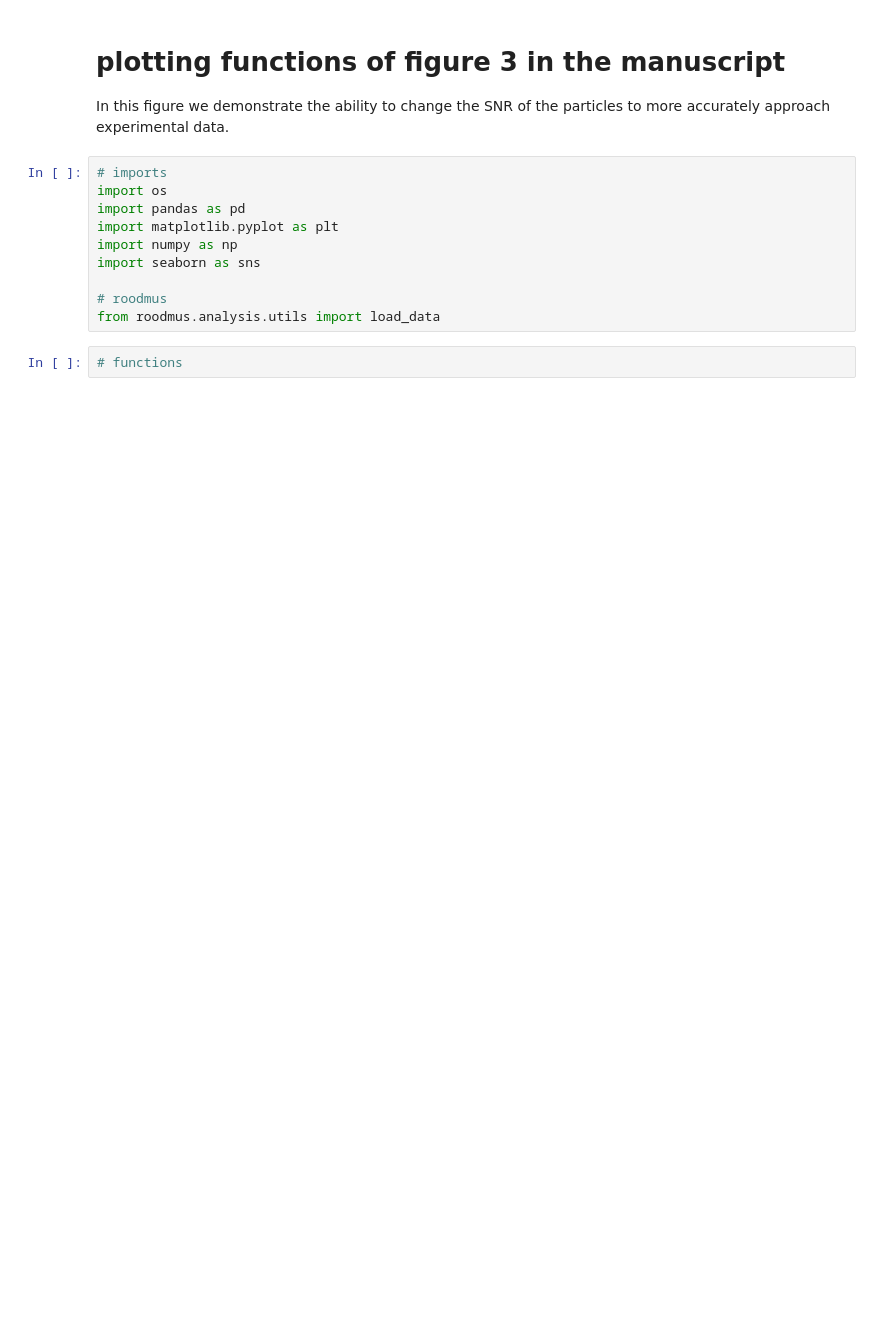
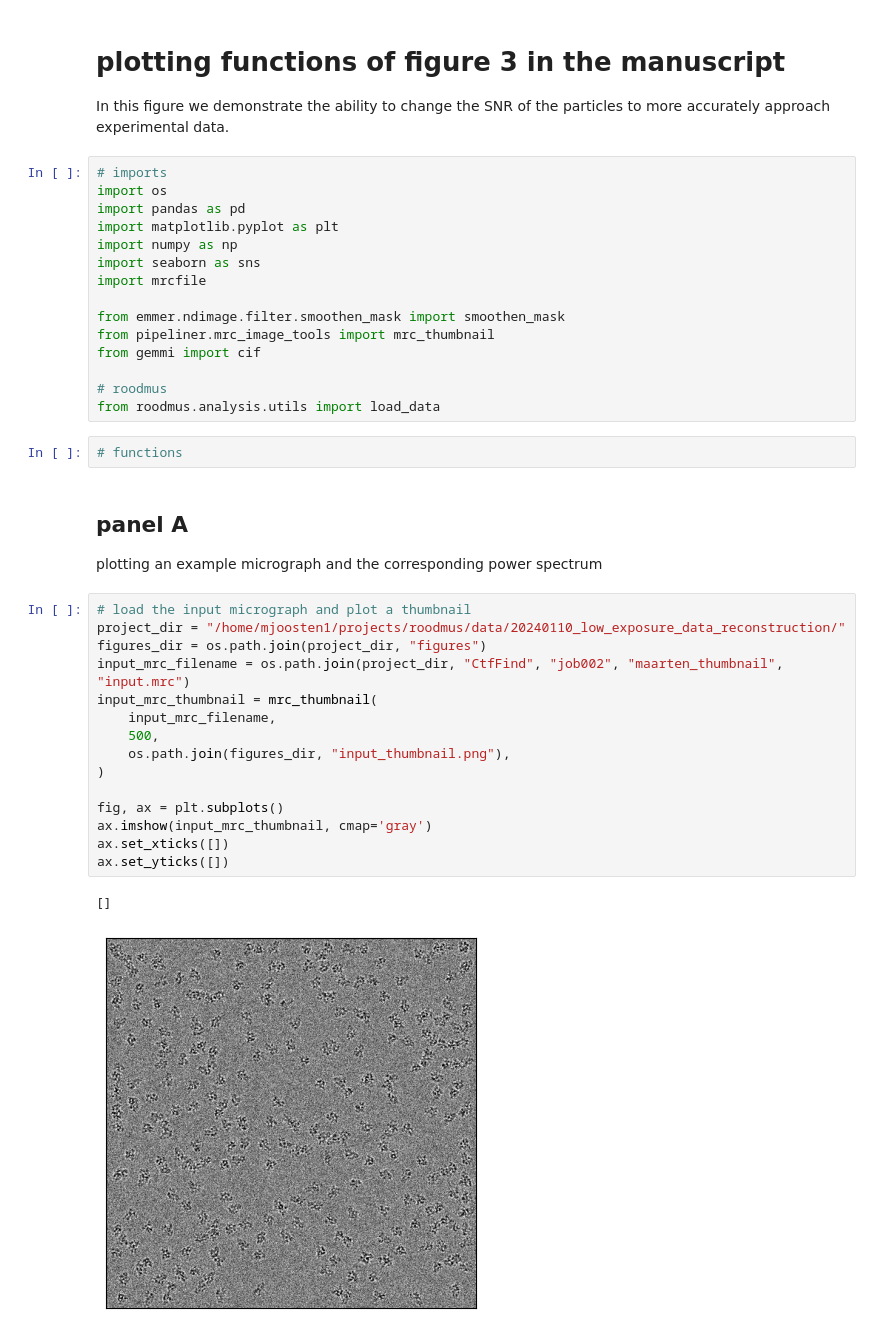
Before and after one commit to ccpem/roodmus, a Jupyter notebook: paper/figure_3.ipynb, the cells around one changed output. Drawn from its saved outputs; the diff is of its cells as text; blank space fills up the shorter version.

```diff
--- a/paper/figure_3.ipynb
+++ b/paper/figure_3.ipynb
@@ -8,8 +8,34 @@ import pandas as pd
 import matplotlib.pyplot as plt
 import numpy as np
 import seaborn as sns
+import mrcfile
+
+from emmer.ndimage.filter.smoothen_mask import smoothen_mask
+from pipeliner.mrc_image_tools import mrc_thumbnail
+from gemmi import cif
 
 # roodmus
 from roodmus.analysis.utils import load_data
 # %%
 # functions
+# %% [markdown]
+## panel A
+plotting an example micrograph and the corresponding power spectrum
+# %%
+# load the input micrograph and plot a thumbnail
+project_dir = "/home/mjoosten1/projects/roodmus/data/20240110_low_exposure_data_reconstruction/"
+figures_dir = os.path.join(project_dir, "figures")
+input_mrc_filename = os.path.join(project_dir, "CtfFind", "job002", "maarten_thumbnail", "input.mrc")
+input_mrc_thumbnail = mrc_thumbnail(
+    input_mrc_filename,
+    500,
+    os.path.join(figures_dir, "input_thumbnail.png"),
+)
+
+fig, ax = plt.subplots()
+ax.imshow(input_mrc_thumbnail, cmap='gray')
+ax.set_xticks([])
+ax.set_yticks([])
+# %% [output]
+[]
+[figure, added]
```
Also changed, not shown: parts of 18 cells of this notebook, 1 other file.
